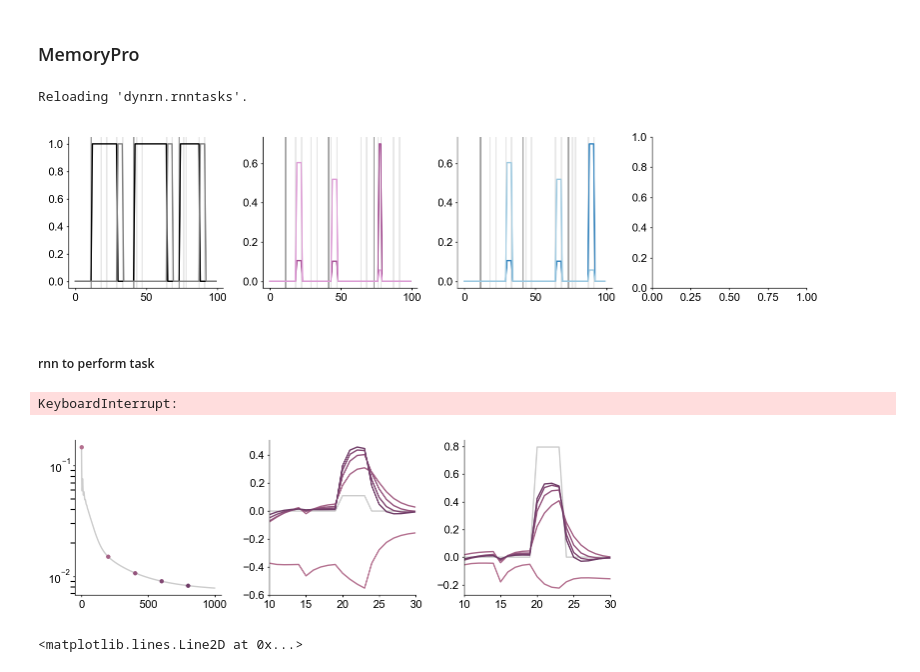
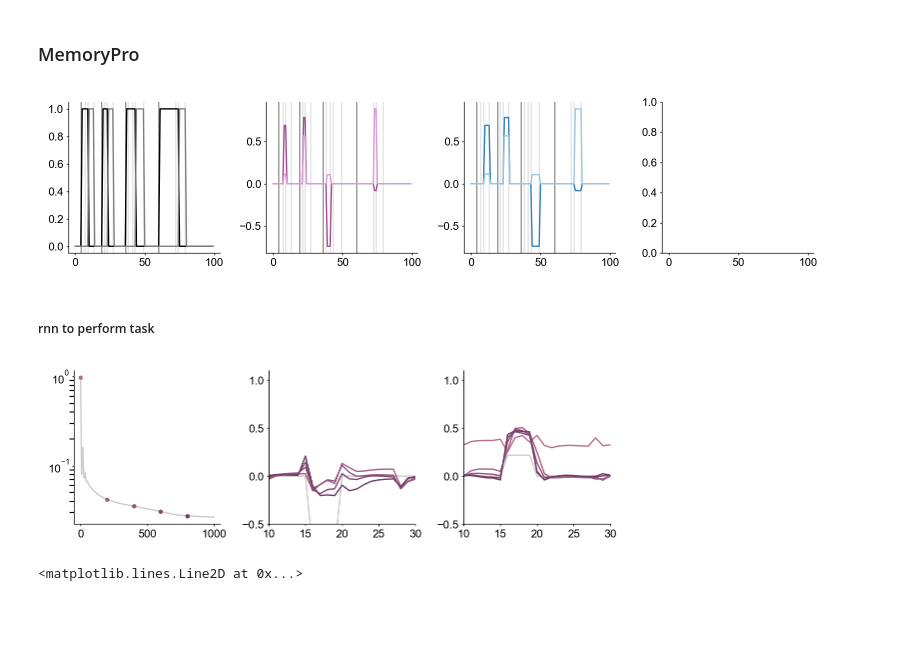
Before and after one commit to kaijfox/loop-dynamical-rnns, a Jupyter notebook: notebooks/24-07-17_driscoll-rnns.ipynb, the cells around one changed output. Drawn from its saved outputs; the diff is of its cells as text; code cells hidden in the pictures; blank space fills up the shorter version.

```diff
--- a/notebooks/24-07-17_driscoll-rnns.ipynb
+++ b/notebooks/24-07-17_driscoll-rnns.ipynb
@@ -28,48 +27,49 @@ Reloading 'dynrn.viz.styles'.
 # %% [markdown]
 ### MemoryPro
 # %%
-x, y, periods = DriscollTasks.memorypro(n_sessions=30, session_length=100)
+x, y, periods = DriscollTasks.memorypro(n_sessions=70, memory =  ExpMin(1, 0), angle = Uniform(0, 3.14), session_length=100)
 x = th.tensor(x, dtype=th.float32)
 y = th.tensor(y, dtype=th.float32)
 
 icolors = [getc('k'), getc('grey'),  t20('b:17'), t20('b:19')]
 ocolors = [t20('c:0'), t20('c:2')]
-# %% [output]
-Reloading 'dynrn.rnntasks'.
 # %%
-fig, ax = plt.subplots(1, 4, figsize=(8, 2))
+fig, ax = plt.subplots(1, 4, figsize=(8, 2), sharex = True)
 
 session = 2
 ax[0].plot(x.numpy()[session, :, 0], color = icolors[0])
 ax[0].plot(x.numpy()[session, :, 1], color = icolors[1])
 ax[1].plot(x.numpy()[session, :, 2], color = icolors[2])
 ax[1].plot(x.numpy()[session, :, 3], color = icolors[3])
 ax[2].plot(y.numpy()[session, :, 0], color = ocolors[0])
 ax[2].plot(y.numpy()[session, :, 1], color = ocolors[1])
 for t in np.where(np.diff(periods[session]) != 0)[0]:
     for a in ax[[0, 1, 2]]:
         a.axvline(t, color='.6' if periods[session, t] == 0 else '.9', lw = 1, zorder = -1)
 
+# ax[0].set_xlim(0, 30)
 plotter.finalize(fig, None)
 # %% [output]
-[figure, old version]
+[figure, new version]
 # %% [markdown]
 ##### rnn to perform task
 # %%
 th.manual_seed(0)
-rnn = rnns.BasicRNN(x.shape[-1], 200, y.shape[-1], alpha = 0.5, act = nn.Softplus(), bias = True)
-opt = optim.Adam(rnn.parameters(), weight_decay=0, lr=1e-4)
-losses, yhats, hs = rnns.fit_rnn(rnn, x, y, opt, n_steps = 10000)
+rnn = rnns.BasicRNN(x.shape[-1], 200, y.shape[-1], alpha = 0.9, act = nn.Softplus(), bias = True)
+with th.no_grad():
+    W = scipy.stats.ortho_group.rvs(rnn.nh, random_state=0)
+    rnn.h2h.weight.data = th.tensor(W, dtype=th.float32)
+opt = optim.Adam(rnn.parameters(), weight_decay=0, lr=1e-5)
+losses, yhats, hs = rnns.fit_rnn(rnn, x, y, opt, n_steps = 1000)
-# %% [output]
-KeyboardInterrupt:
 # %%
 fig, ax = rnns.plot_rnn_training(losses, yhats, y)
 for a in ax[1:]:
     a.set_xlim(10, 30)
+    a.set_ylim(-0.5, 1.1)
 ax[0].set_yscale('log')
 plotter.finalize(fig, None)
 # %% [output]
-[figure, old version]
+[figure, new version]
 # %%
 fig, ax = plt.subplots(2,1)
 ax[0].plot(yhats[-1, 0, :, 0])
```
Also changed, not shown: parts of 2 cells of this notebook, 3 other files.
